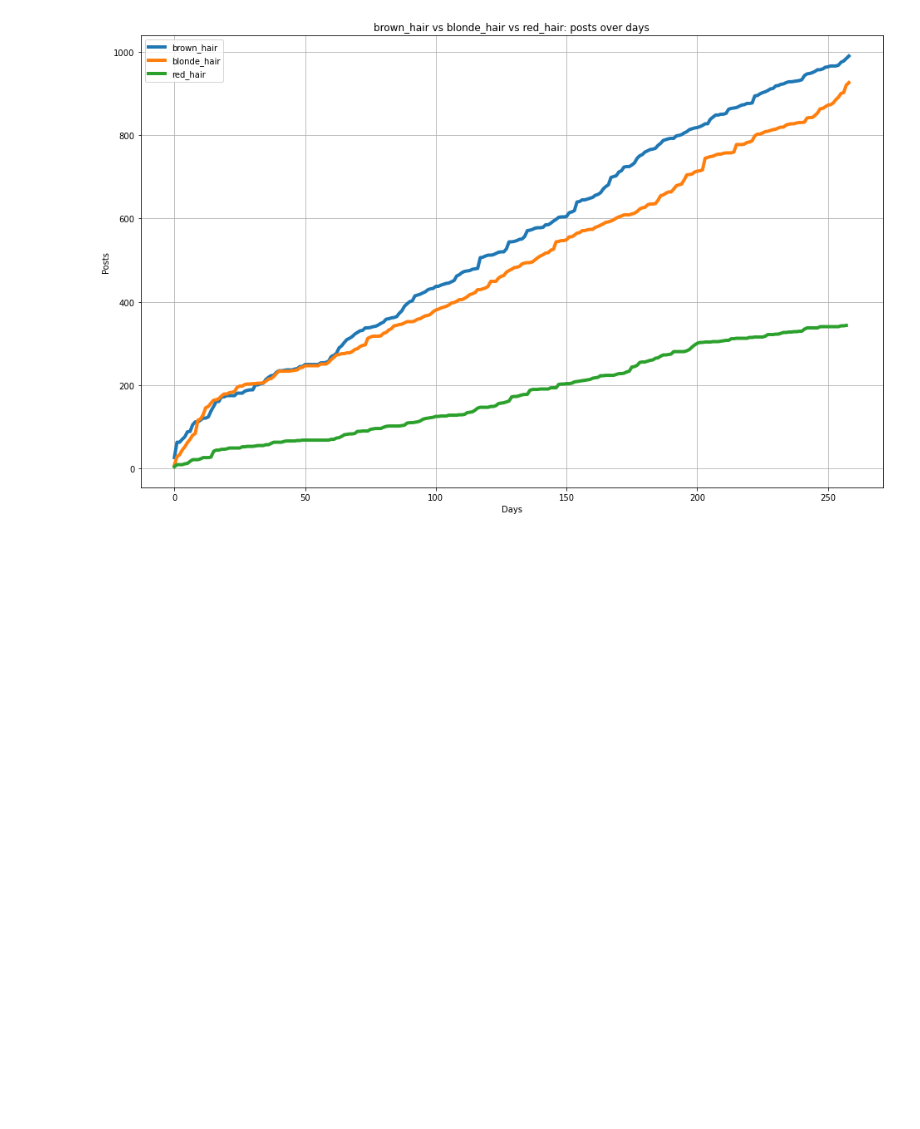
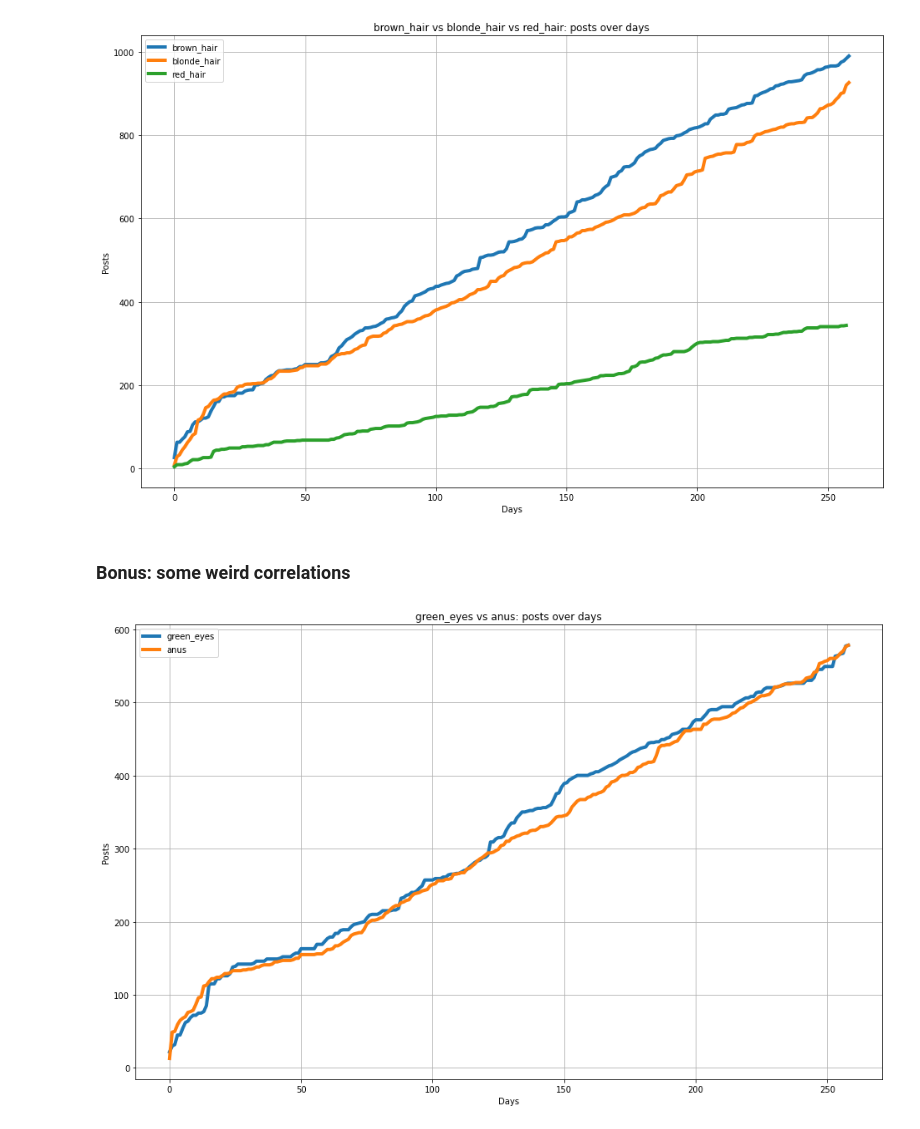
Before and after one commit to dogeresearch/zefir-2021, a Jupyter notebook: Zefir2021.ipynb, the cells around one changed output. Saved outputs shown, nothing was run; the diff lists cells and outputs as text; code cells hidden in the pictures; blank space fills up the shorter version.

```diff
--- a/Zefir2021.ipynb
+++ b/Zefir2021.ipynb
@@ -247,3 +267,9 @@ plot_posts_by_days('vaginal', 'oral', 'anal')
 plot_posts_by_days('brown_hair', 'blonde_hair', 'red_hair')
 # %% [output]
 [figure]
+# %% [markdown]
+### Bonus: some weird correlations
+# %%
+plot_posts_by_days('green_eyes', 'anus')
+# %% [output]
+[figure, added]
```
Also changed, not shown: parts of 3 cells of this notebook.
